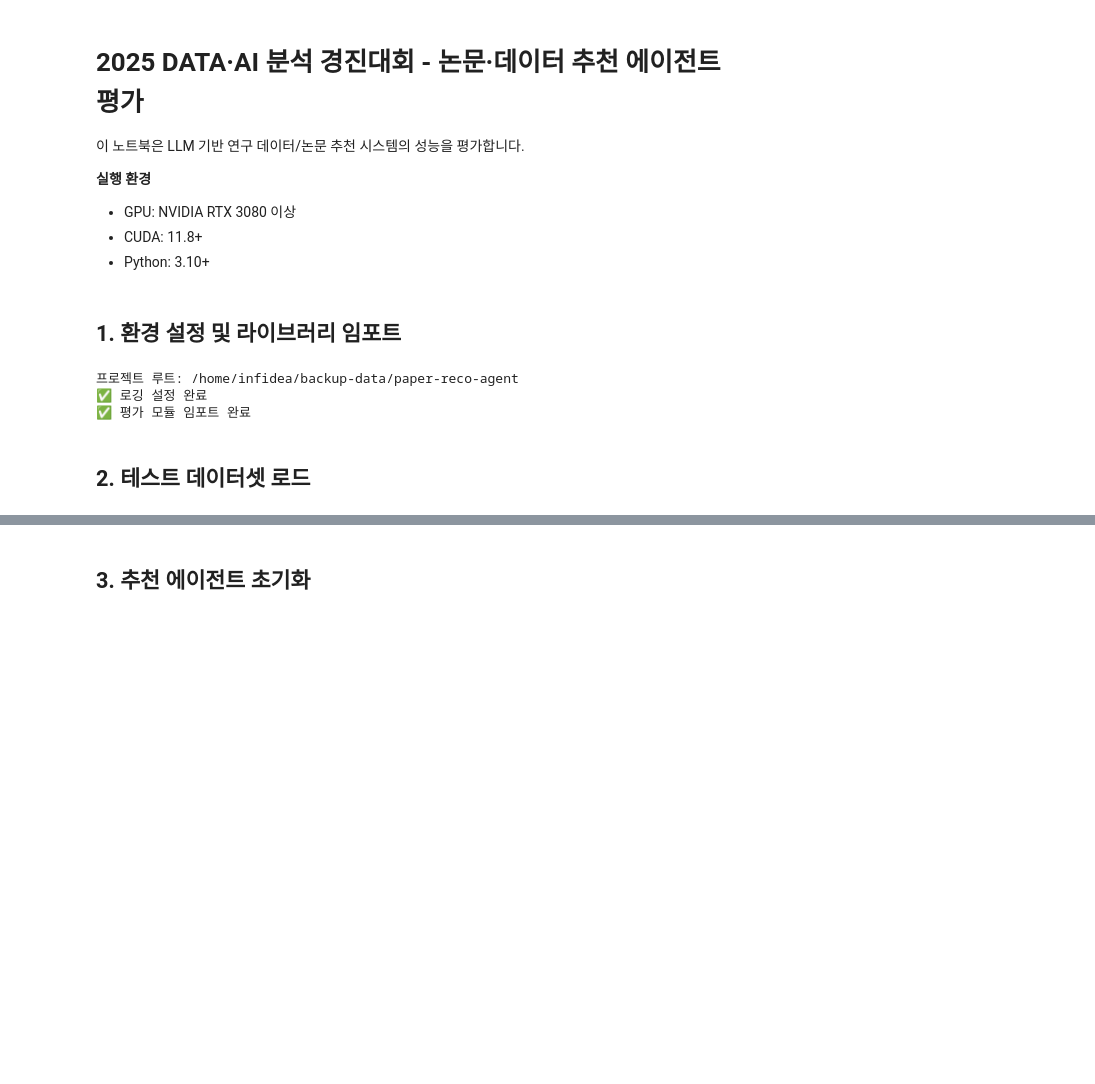
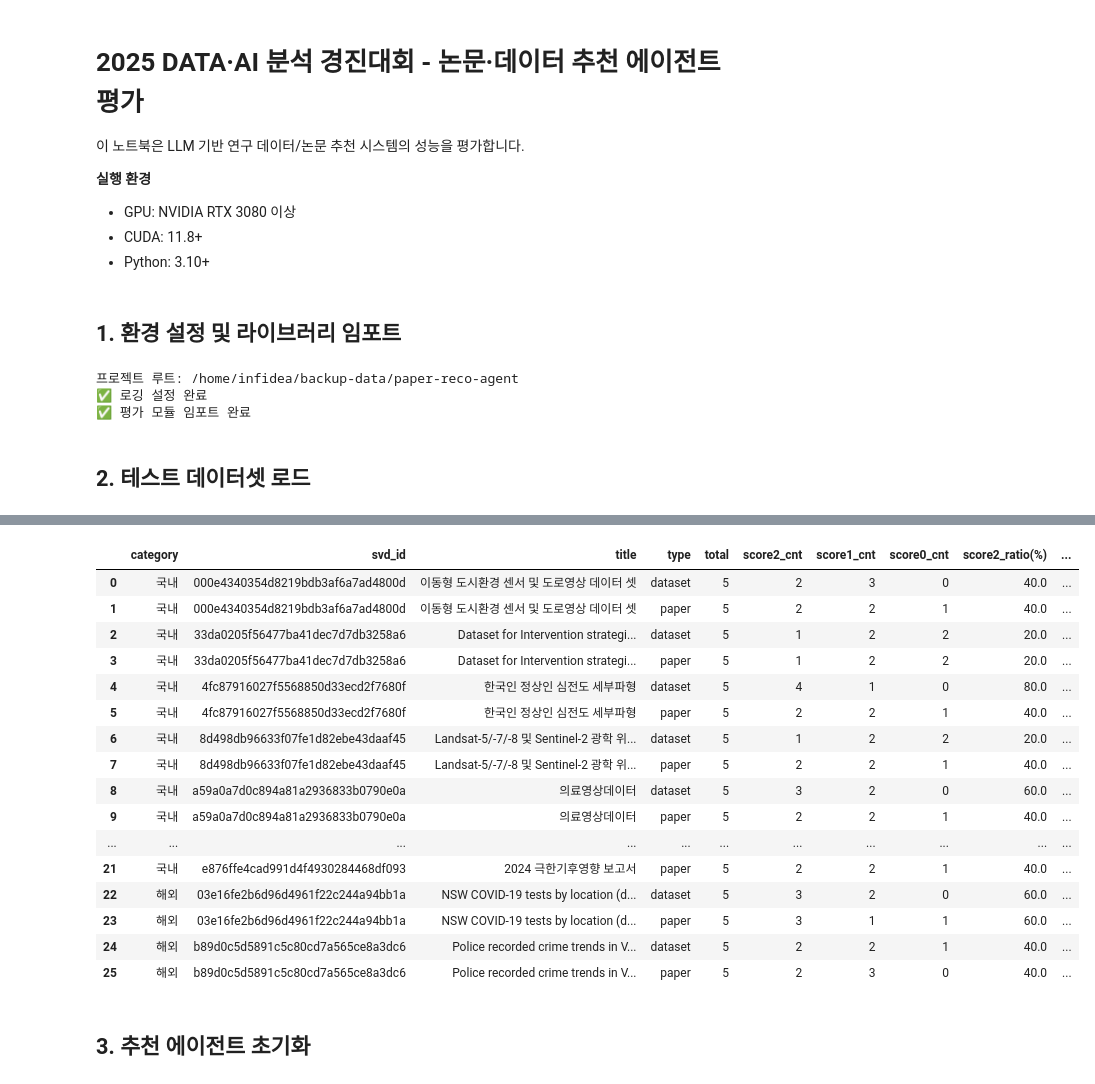
Before and after one commit to jin-ryu/paper-reco-agent, a Jupyter notebook: notebooks/evaluation.ipynb, the cells around one changed output, grey strips where cells are left out. Drawn from its saved outputs; the diff is of its cells as text; code cells hidden in the pictures; blank space fills up the shorter version.

```diff
--- a/notebooks/evaluation.ipynb
+++ b/notebooks/evaluation.ipynb
@@ -58,7 +58,7 @@ print("✅ 평가 모듈 임포트 완료")
 ## 2. 테스트 데이터셋 로드
 # %%
 # 테스트 데이터셋 로드
-testset_path = os.path.join(project_root, 'data', 'test', 'testset_filtered.json')
+testset_path = os.path.join(project_root, 'data', 'test', 'testset_aug.json')
 
 with open(testset_path, 'r', encoding='utf-8') as f:
     testset = json.load(f)
@@ -96,0 +99,63 @@ print(json.dumps(all_test_cases[0], indent=2, ensure_ascii=False)[:500] + "...")
+# %%
+# svd_id(=svc_id/id)별 candidate_pool 분석 (type 컬럼 기반 2행 구조)
+import pandas as pd
+from pathlib import Path
+from IPython.display import display
+
+# ---- Helper ----
+LEVEL_TO_REL = {"강추": 2, "추천": 1, "참고": 0}
+
+def get_svd_id(d):
+    return d.get("svd_id") or d.get("svc_id") or d.get("id") or d.get("dataset_id")
+
+def ensure_relevance_score(items):
+    items = items or []
+    out = []
+    for it in items:
+        it = dict(it)
+        if "relevance_score" not in it:
+            it["relevance_score"] = LEVEL_TO_REL.get(it.get("level"), 0)
+        out.append(it)
+    return out
+
+def count_scores(items):
+    total = len(items)
+    s2 = sum(1 for x in items if x.get("relevance_score", 0) == 2)
+    s1 = sum(1 for x in items if x.get("relevance_score", 0) == 1)
+    s0 = sum(1 for x in items if x.get("relevance_score", 0) == 0)
+    def ratio(x):
+        return (x / total * 100.0) if total else 0.0
+    return {
+        "total": total,
+        "score2_cnt": s2, "score1_cnt": s1, "score0_cnt": s0,
+        "score2_ratio(%)": round(ratio(s2), 1),
+        "score1_ratio(%)": round(ratio(s1), 1),
+        "score0_ratio(%)": round(ratio(s0), 1),
+    }
+
+# ---- Build rows (paper / dataset 각각 한 행씩) ----
+rows = []
+for case in all_test_cases:
+    category = case.get("category")
+    ds = case.get("input_dataset", {})
+    svd_id = get_svd_id(ds)
+    title = ds.get("title", "")
+    pool = case.get("candidate_pool", {}) or {}
+
+    for tname, items in {"paper": pool.get("papers", []), "dataset": pool.get("datasets", [])}.items():
+        items = ensure_relevance_score(items or [])
+        stats = count_scores(items)
+        rows.append({
+            "category": category,
+            "svd_id": svd_id,
+            "title": title,
+            "type": tname,
+            **stats
+        })
+
+# ---- DataFrame ----
+df_svd_type = pd.DataFrame(rows).sort_values(["category", "svd_id", "type"]).reset_index(drop=True)
+
+print("✅ svd_id 단위 분석 테이블 (type 컬럼 기반):")
+display(df_svd_type)
+# %% [output]
@@ -97,3 +163,20 @@ print(json.dumps(all_test_cases[0], indent=2, ensure_ascii=False)[:500] + "...")
+|  | category | svd_id | title | type | total | score2_cnt | score1_cnt | score0_cnt | score2_ratio(%) | ... |
+| 0 | 국내 | 000e4340354d8219bdb3af6a7ad4800d | 이동형 도시환경 센서 및 도로영상 데이터 셋 | dataset | 5 | 2 | 3 | 0 | 40.0 | ... |
+| 1 | 국내 | 000e4340354d8219bdb3af6a7ad4800d | 이동형 도시환경 센서 및 도로영상 데이터 셋 | paper | 5 | 2 | 2 | 1 | 40.0 | ... |
+| 2 | 국내 | 33da0205f56477ba41dec7d7db3258a6 | Dataset for Intervention strategi... | dataset | 5 | 1 | 2 | 2 | 20.0 | ... |
+| 3 | 국내 | 33da0205f56477ba41dec7d7db3258a6 | Dataset for Intervention strategi... | paper | 5 | 1 | 2 | 2 | 20.0 | ... |
+| 4 | 국내 | 4fc87916027f5568850d33ecd2f7680f | 한국인 정상인 심전도 세부파형 | dataset | 5 | 4 | 1 | 0 | 80.0 | ... |
+| 5 | 국내 | 4fc87916027f5568850d33ecd2f7680f | 한국인 정상인 심전도 세부파형 | paper | 5 | 2 | 2 | 1 | 40.0 | ... |
+| 6 | 국내 | 8d498db96633f07fe1d82ebe43daaf45 | Landsat-5/-7/-8 및 Sentinel-2 광학 위... | dataset | 5 | 1 | 2 | 2 | 20.0 | ... |
+| 7 | 국내 | 8d498db96633f07fe1d82ebe43daaf45 | Landsat-5/-7/-8 및 Sentinel-2 광학 위... | paper | 5 | 2 | 2 | 1 | 40.0 | ... |
+| 8 | 국내 | a59a0a7d0c894a81a2936833b0790e0a | 의료영상데이터 | dataset | 5 | 3 | 2 | 0 | 60.0 | ... |
+| 9 | 국내 | a59a0a7d0c894a81a2936833b0790e0a | 의료영상데이터 | paper | 5 | 2 | 2 | 1 | 40.0 | ... |
+| ... | ... | ... | ... | ... | ... | ... | ... | ... | ... | ... |
+| 21 | 국내 | e876ffe4cad991d4f4930284468df093 | 2024 극한기후영향 보고서 | paper | 5 | 2 | 2 | 1 | 40.0 | ... |
+| 22 | 해외 | 03e16fe2b6d96d4961f22c244a94bb1a | NSW COVID-19 tests by location (d... | dataset | 5 | 3 | 2 | 0 | 60.0 | ... |
+| 23 | 해외 | 03e16fe2b6d96d4961f22c244a94bb1a | NSW COVID-19 tests by location (d... | paper | 5 | 3 | 1 | 1 | 60.0 | ... |
+| 24 | 해외 | b89d0c5d5891c5c80cd7a565ce8a3dc6 | Police recorded crime trends in V... | dataset | 5 | 2 | 2 | 1 | 40.0 | ... |
+| 25 | 해외 | b89d0c5d5891c5c80cd7a565ce8a3dc6 | Police recorded crime trends in V... | paper | 5 | 2 | 3 | 0 | 40.0 | ... |
 # %% [markdown]
 ## 3. 추천 에이전트 초기화
 # %%
```
Also changed, not shown: parts of 10 cells of this notebook.
